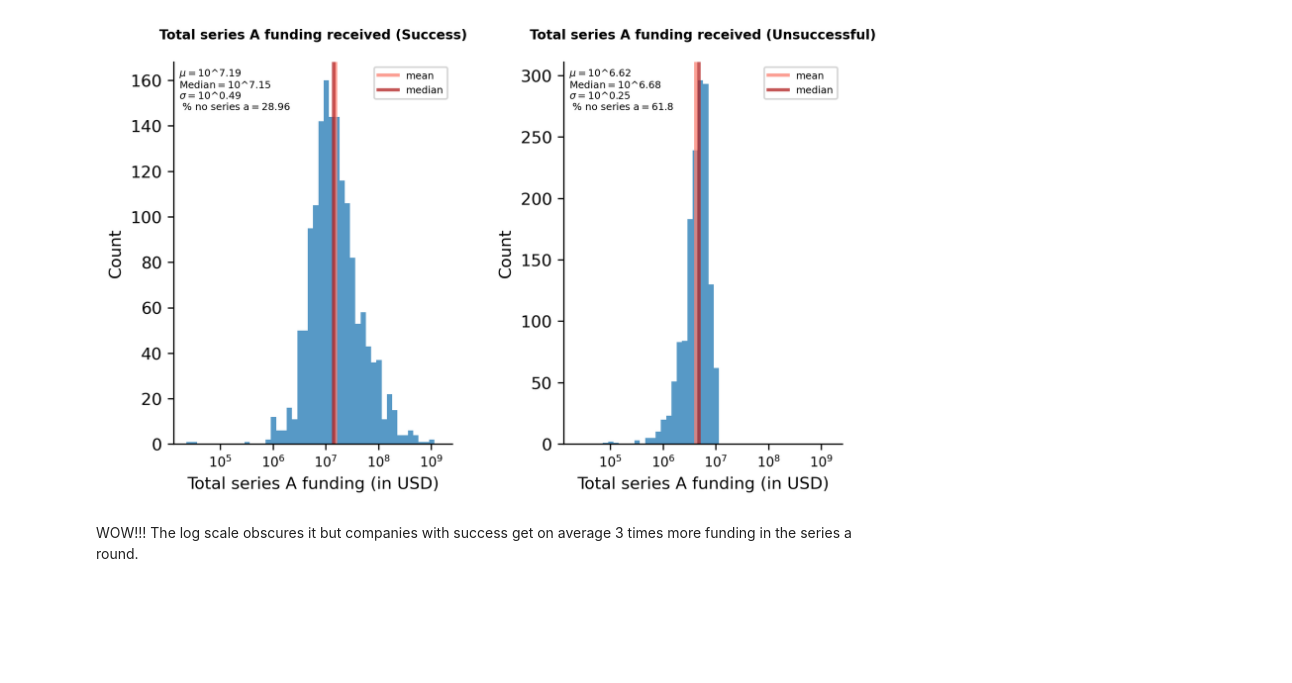
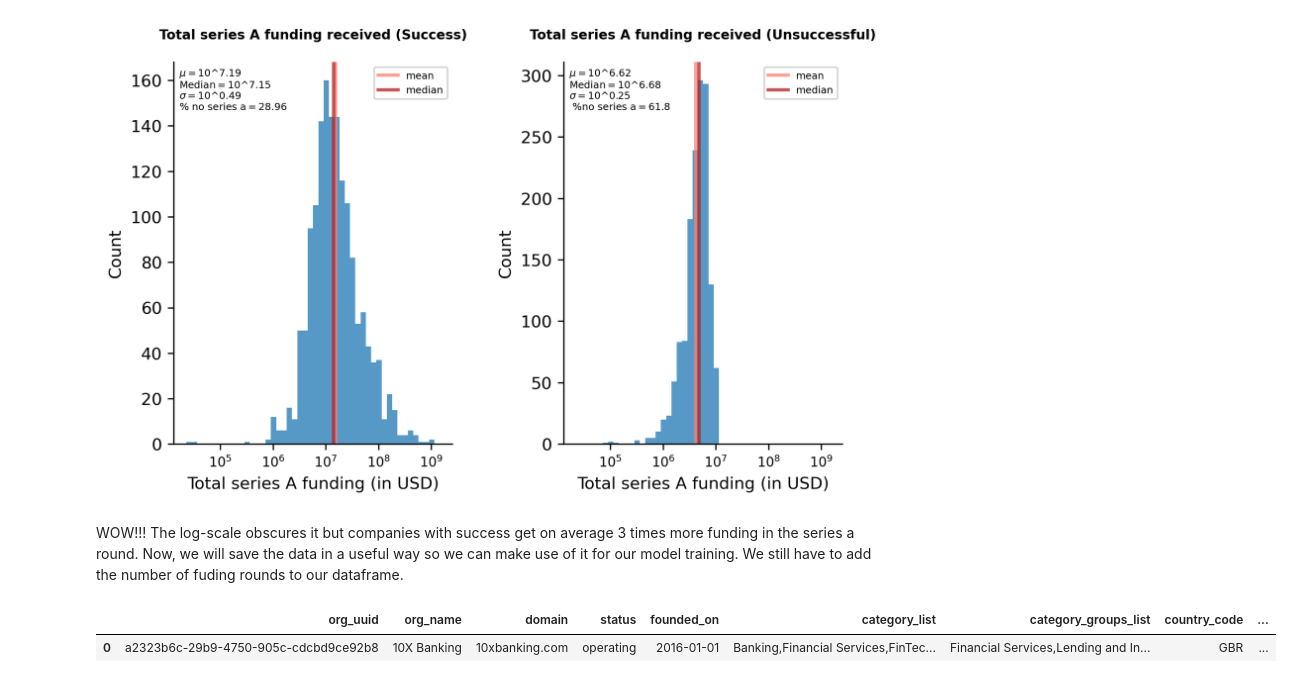
Before and after one commit to velapartners/moneyball-temporal-v1, a Jupyter notebook: feature_exploration.ipynb, the cells around one changed output. Drawn from its saved outputs; the diff is of its cells as text; code cells hidden in the pictures; blank space fills up the shorter version.

```diff
--- a/feature_exploration.ipynb
+++ b/feature_exploration.ipynb
@@ -825,4 +827,10 @@ plt.subplots_adjust(left=0.1,
 # %% [output]
 [figure]
 # %% [markdown]
-WOW!!! The log scale obscures it but companies with success get on average 3 times more funding in the series a round.
+WOW!!! The log-scale obscures it but companies with success get on average 3 times more funding in the series a round. Now, we will save the data in a useful way so we can make use of it for our model training. We still have to add the number of fuding rounds to our dataframe.
+# %%
+pd.set_option('display.max_columns', None)
+df_company_success.head(1)
+# %% [output]
+|  | org_uuid | org_name | domain | status | founded_on | category_list | category_groups_list | country_code | ... |
+| 0 | a2323b6c-29b9-4750-905c-cdcbd9ce92b8 | 10X Banking | 10xbanking.com | operating | 2016-01-01 | Banking,Financial Services,FinTec... | Financial Services,Lending and In... | GBR | ... |
```
Also changed, not shown: parts of 14 cells of this notebook.
